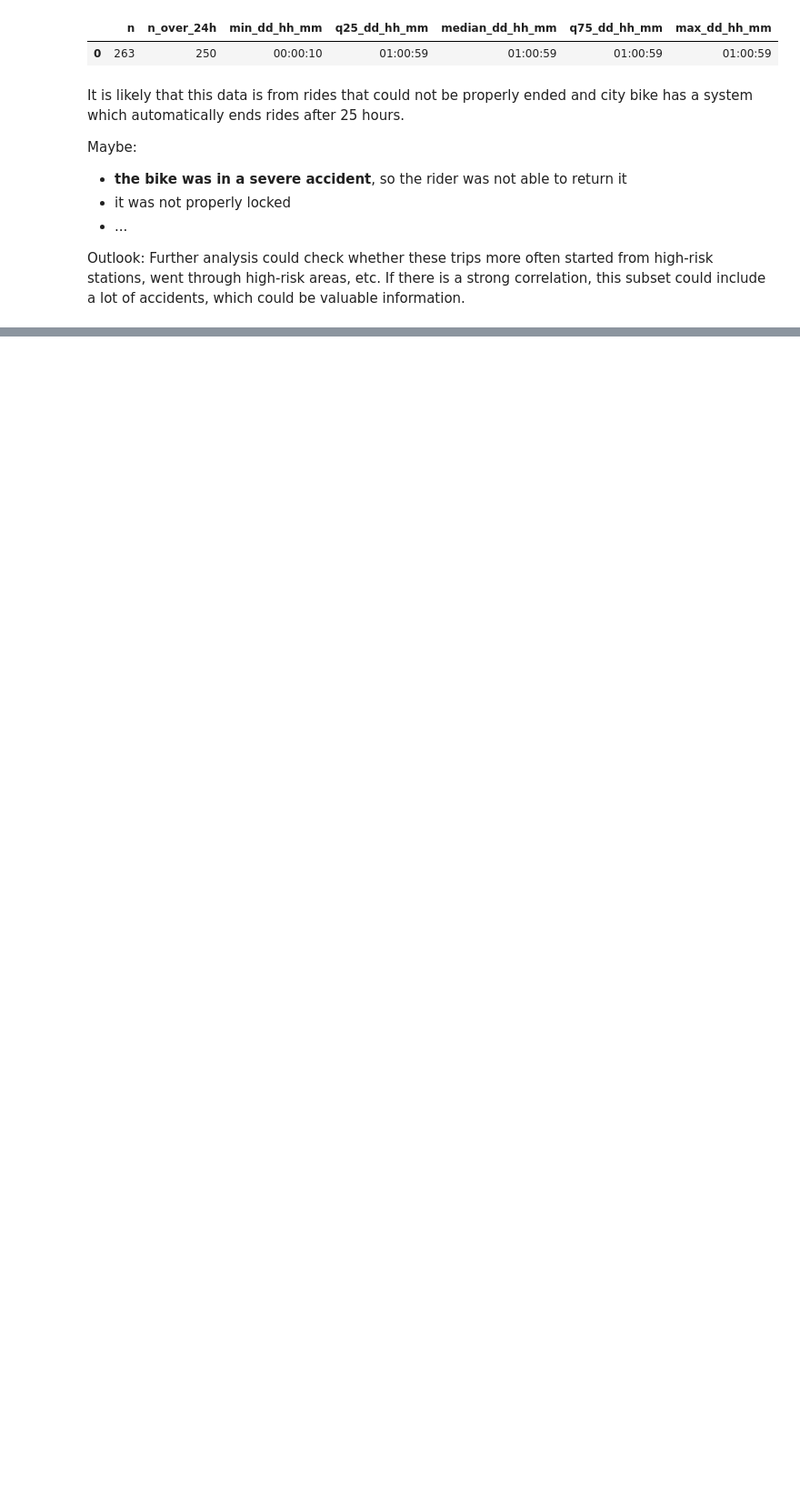
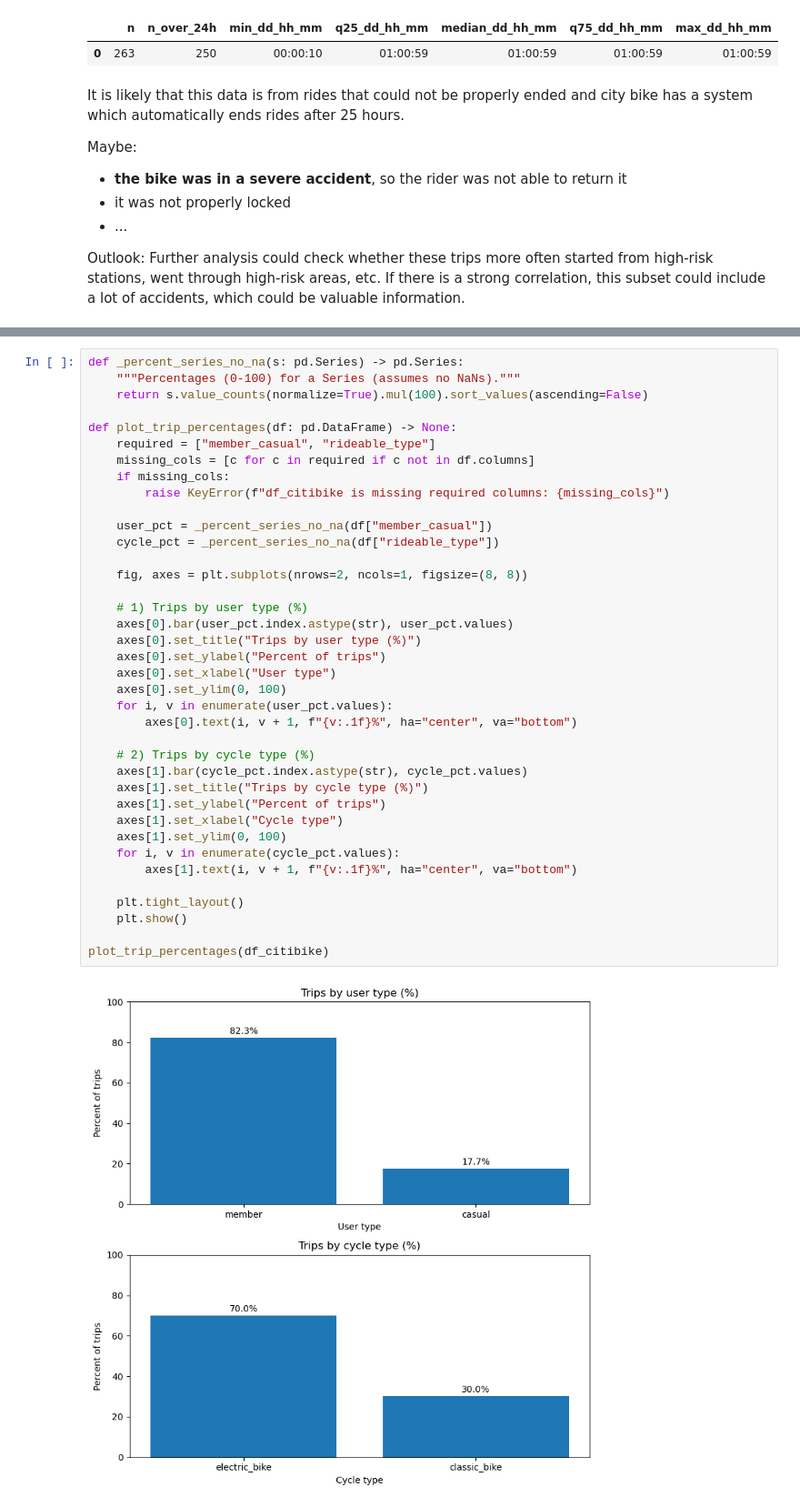
Before and after one commit to Felix-Middeldorf/citibike-nypd-insurance, a Jupyter notebook: notebooks/02_Citi_Bike_EDA.ipynb, the cells around one changed output, grey strips where cells are left out. Shown at 91% size. Saved outputs shown, nothing was run; the diff lists cells and outputs as text; blank space fills up the shorter version.

Commit message:
Citibike EDA: First complete draft

```diff
--- a/notebooks/02_Citi_Bike_EDA.ipynb
+++ b/notebooks/02_Citi_Bike_EDA.ipynb
@@ -468,0 +473,40 @@ Outlook: Further analysis could check whether these trips more often started fro
+# %%
+def _percent_series_no_na(s: pd.Series) -> pd.Series:
+    """Percentages (0-100) for a Series (assumes no NaNs)."""
+    return s.value_counts(normalize=True).mul(100).sort_values(ascending=False)
+
+def plot_trip_percentages(df: pd.DataFrame) -> None:
+    required = ["member_casual", "rideable_type"]
+    missing_cols = [c for c in required if c not in df.columns]
+    if missing_cols:
+        raise KeyError(f"df_citibike is missing required columns: {missing_cols}")
+
+    user_pct = _percent_series_no_na(df["member_casual"])
+    cycle_pct = _percent_series_no_na(df["rideable_type"])
+
+    fig, axes = plt.subplots(nrows=2, ncols=1, figsize=(8, 8))
+
+    # 1) Trips by user type (%)
+    axes[0].bar(user_pct.index.astype(str), user_pct.values)
+    axes[0].set_title("Trips by user type (%)")
+    axes[0].set_ylabel("Percent of trips")
+    axes[0].set_xlabel("User type")
+    axes[0].set_ylim(0, 100)
+    for i, v in enumerate(user_pct.values):
+        axes[0].text(i, v + 1, f"{v:.1f}%", ha="center", va="bottom")
+
+    # 2) Trips by cycle type (%)
+    axes[1].bar(cycle_pct.index.astype(str), cycle_pct.values)
+    axes[1].set_title("Trips by cycle type (%)")
+    axes[1].set_ylabel("Percent of trips")
+    axes[1].set_xlabel("Cycle type")
+    axes[1].set_ylim(0, 100)
+    for i, v in enumerate(cycle_pct.values):
+        axes[1].text(i, v + 1, f"{v:.1f}%", ha="center", va="bottom")
+
+    plt.tight_layout()
+    plt.show()
+
+plot_trip_percentages(df_citibike)
+# %% [output]
+[figure, added]
```
Also changed, not shown: parts of 20 cells of this notebook.
